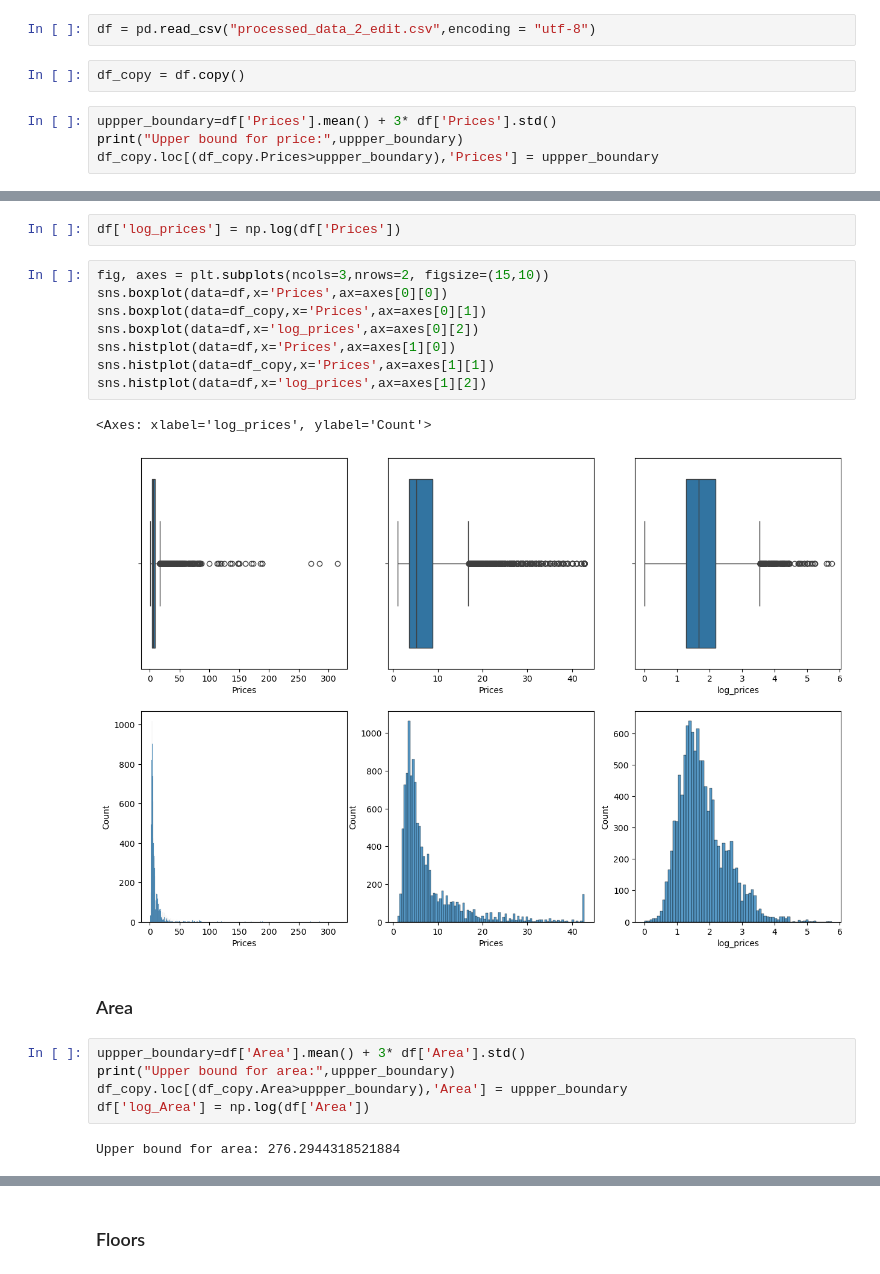
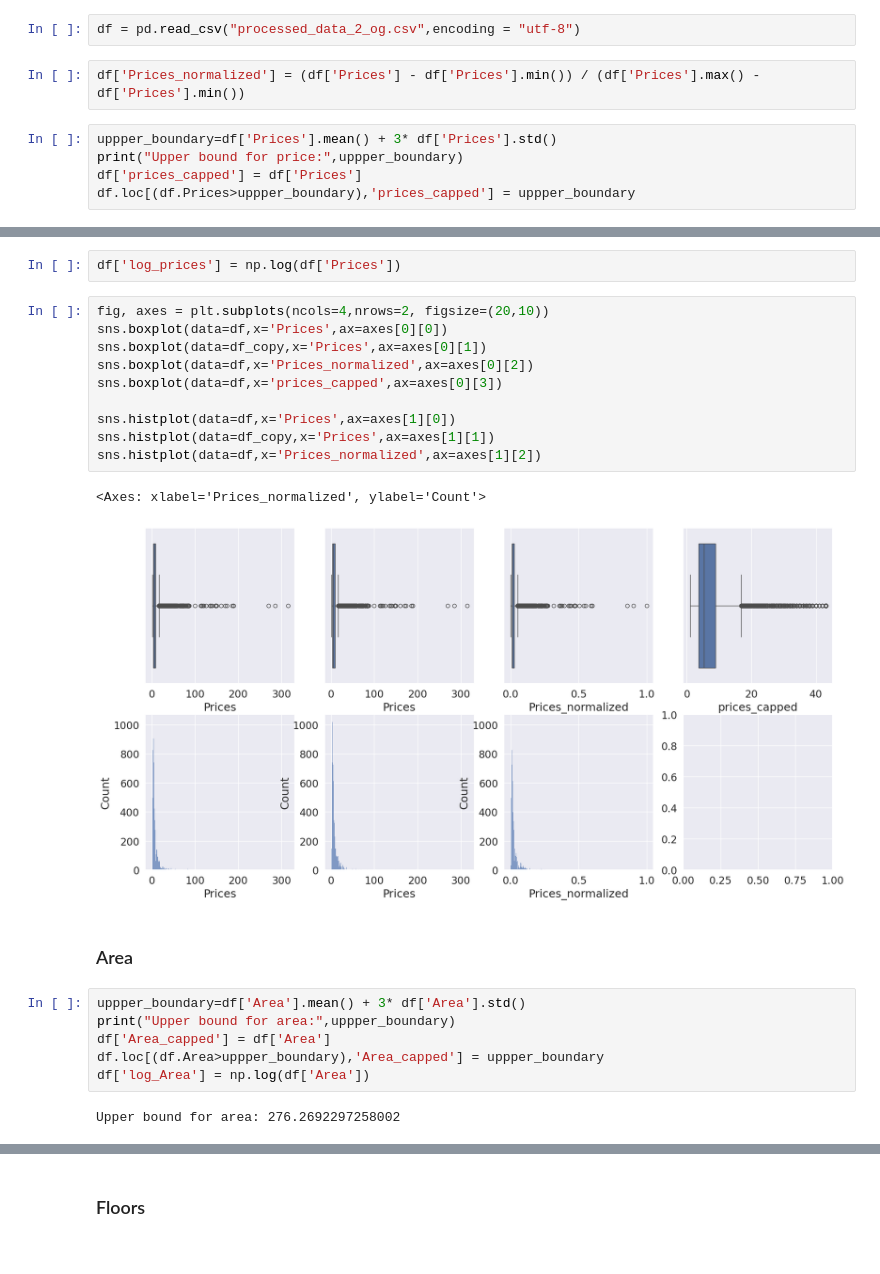
Before and after one commit to aduy2408/Project_ADY201m, a Jupyter notebook: Data/Visualizing_data.ipynb, the cells around one changed output, grey strips where cells are left out. Cells and saved outputs as stored; diff of their text form.

Commit message:
done some visualizing

```diff
--- a/Data/Visualizing_data.ipynb
+++ b/Data/Visualizing_data.ipynb
@@ -5,11 +5,12 @@ import seaborn as sns
 import matplotlib.pyplot as plt
 import re
 # %%
-df = pd.read_csv("processed_data_2_edit.csv",encoding = "utf-8")
+df = pd.read_csv("processed_data_2_og.csv",encoding = "utf-8")
-# %%
-df_copy = df.copy()
+# %%
+df['Prices_normalized'] = (df['Prices'] - df['Prices'].min()) / (df['Prices'].max() - df['Prices'].min())
 # %%
 uppper_boundary=df['Prices'].mean() + 3* df['Prices'].std()
 print("Upper bound for price:",uppper_boundary)
-df_copy.loc[(df_copy.Prices>uppper_boundary),'Prices'] = uppper_boundary
+df['prices_capped'] = df['Prices']
+df.loc[(df.Prices>uppper_boundary),'prices_capped'] = uppper_boundary
 # %% [output]
@@ -17,25 +38,28 @@ Upper bound for price: 42.779644278895006
 # %%
 df['log_prices'] = np.log(df['Prices'])
 # %%
-fig, axes = plt.subplots(ncols=3,nrows=2, figsize=(15,10))
+fig, axes = plt.subplots(ncols=4,nrows=2, figsize=(20,10))
 sns.boxplot(data=df,x='Prices',ax=axes[0][0])
 sns.boxplot(data=df_copy,x='Prices',ax=axes[0][1])
-sns.boxplot(data=df,x='log_prices',ax=axes[0][2])
+sns.boxplot(data=df,x='Prices_normalized',ax=axes[0][2])
+sns.boxplot(data=df,x='prices_capped',ax=axes[0][3])
+
 sns.histplot(data=df,x='Prices',ax=axes[1][0])
 sns.histplot(data=df_copy,x='Prices',ax=axes[1][1])
-sns.histplot(data=df,x='log_prices',ax=axes[1][2])
+sns.histplot(data=df,x='Prices_normalized',ax=axes[1][2])
 # %% [output]
-<Axes: xlabel='log_prices', ylabel='Count'>
+<Axes: xlabel='Prices_normalized', ylabel='Count'>
-[figure, old version]
+[figure, new version]
 # %% [markdown]
 ### Area
 # %%
 uppper_boundary=df['Area'].mean() + 3* df['Area'].std()
 print("Upper bound for area:",uppper_boundary)
-df_copy.loc[(df_copy.Area>uppper_boundary),'Area'] = uppper_boundary
+df['Area_capped'] = df['Area']
+df.loc[(df.Area>uppper_boundary),'Area_capped'] = uppper_boundary
 df['log_Area'] = np.log(df['Area'])
 # %% [output]
-Upper bound for area: 276.2944318521884
+Upper bound for area: 276.2692297258002
 # %%
 fig, axes = plt.subplots(ncols=3,nrows=2, figsize=(15,10))
 sns.boxplot(data=df,x='Area',ax=axes[0][0])
```
Also changed, not shown: parts of 39 cells of this notebook.
